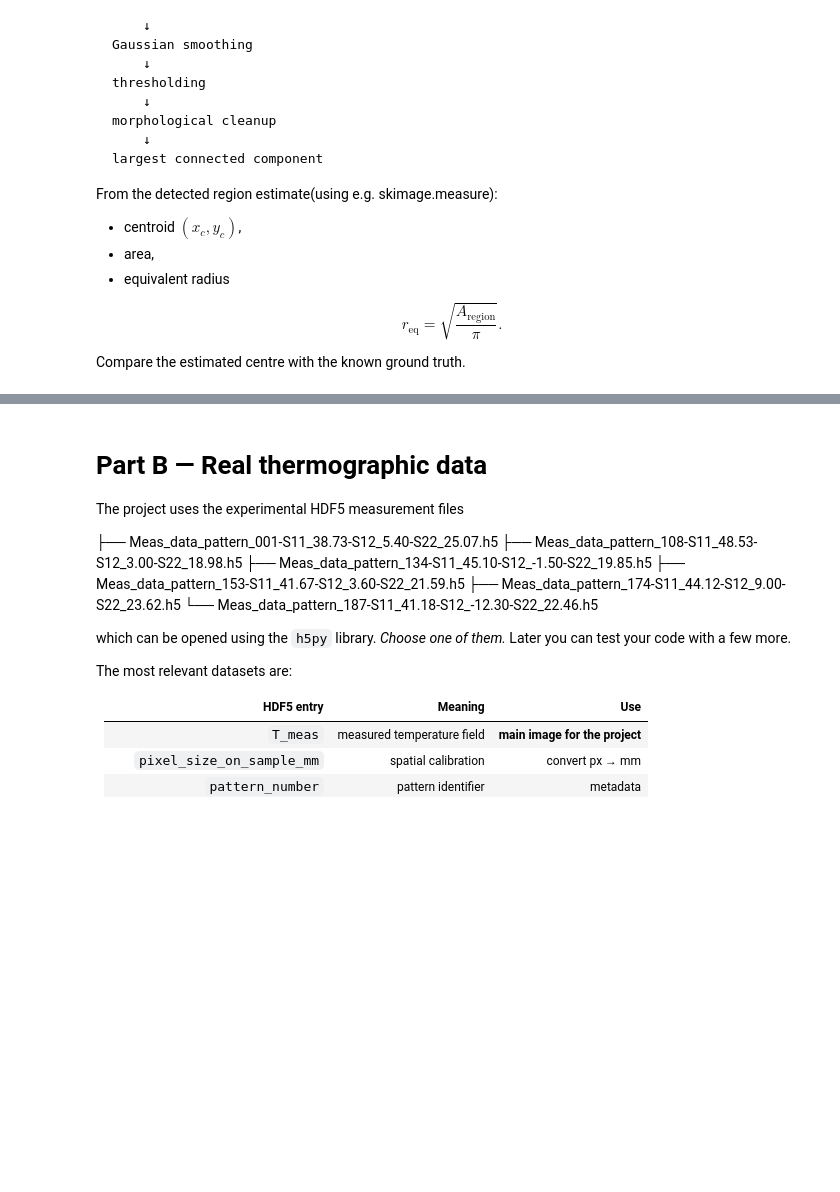
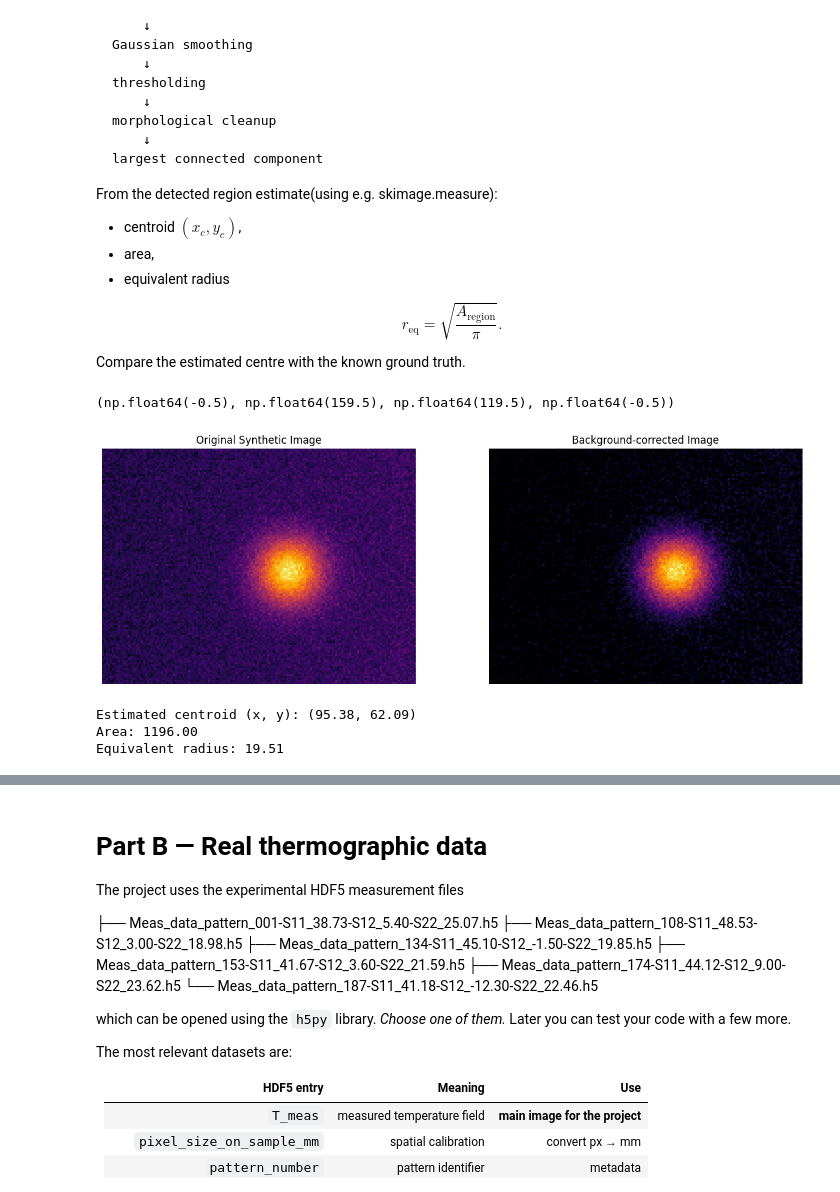
Before and after one commit to DelaneyGarikayi/OIP-Project-, a Jupyter notebook: notebooks/project/oip_final_project.ipynb, the cells around one changed output, grey strips where cells are left out. Cells and saved outputs as stored; diff of their text form; code cells hidden in the pictures; blank space fills up the shorter version.

```diff
--- a/notebooks/project/oip_final_project.ipynb
+++ b/notebooks/project/oip_final_project.ipynb
@@ -245,11 +293,60 @@ Compare the estimated centre with the known ground truth.
 # %%
 # Estimate border background
 # YOUR CODE HERE
-raise NotImplementedError()
+# Extract the border pixels (top, bottom, left, right)
+border_pixels = np.concatenate([
+    synthetic_image[0, :],
+    synthetic_image[-1, :],
+    synthetic_image[:, 0],
+    synthetic_image[:, -1]
+])
+bg_estimate = np.mean(border_pixels)
+
+# Subtract the background and clip negative values to zero
+corrected_image = np.clip(synthetic_image - bg_estimate, 0, None)
+
+fig, axes = plt.subplots(1, 2, figsize=(15, 5))
+
+axes[0].imshow(synthetic_image, cmap="inferno")
+axes[0].set_title("Original Synthetic Image")
+axes[0].axis("off")
+
+axes[1].imshow(corrected_image, cmap="inferno")
+axes[1].set_title("Background-corrected Image")
+axes[1].axis("off")
+# %% [output]
+(np.float64(-0.5), np.float64(159.5), np.float64(119.5), np.float64(-0.5))
+[figure, added]
 # %%
 # Filtering, estimate centre
 # YOUR CODE HERE
-raise NotImplementedError()
+# 1. Gaussian smoothing
+smoothed_image = filters.gaussian(corrected_image, sigma=4.0)
+# 2. Thresholding (using Otsu's method)
+thresh = filters.threshold_otsu(smoothed_image)
+binary_image = smoothed_image > thresh
+# 3. Morphological cleanup (opening to remove small noise)
+cleaned_image = morphology.opening(binary_image, morphology.disk(3))
+
+# 4. Largest connected component
+labels = measure.label(cleaned_image)
+regions = measure.regionprops(labels)
+
+# Find the largest region based on area
+largest_region = max(regions, key=lambda r: r.area)
+
+# 5. Calculate parameters
+y_c, x_c = largest_region.centroid
+area = largest_region.area
+r_eq = np.sqrt(area / np.pi)
+
+print(f"Estimated centroid (x, y): ({x_c:.2f}, {y_c:.2f})")
+print(f"Area: {area:.2f}")
+print(f"Equivalent radius: {r_eq:.2f}")
+# %% [output]
+Estimated centroid (x, y): (95.38, 62.09)
+Area: 1196.00
+Equivalent radius: 19.51
 # %%
 # Display and compare
 # YOUR CODE HERE
```
Also changed, not shown: parts of 5 cells of this notebook.
